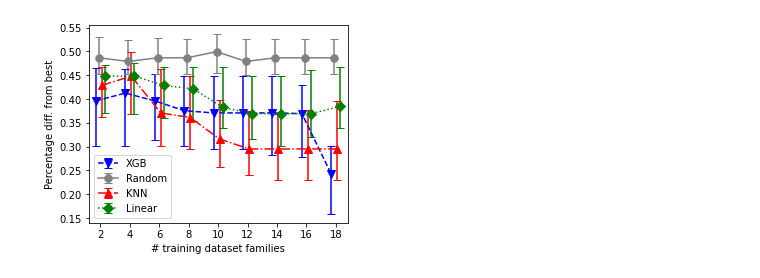
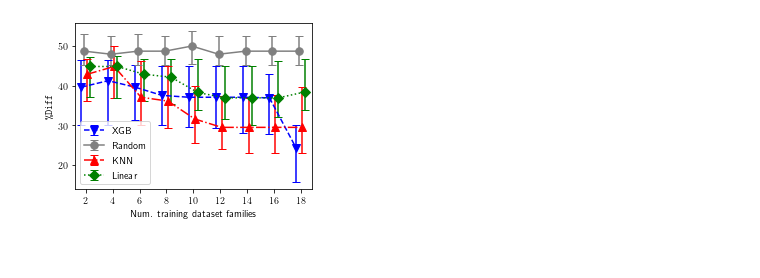
Before and after one commit to naszilla/reczilla, a Jupyter notebook: RecSys2019_DeepLearning_Evaluation/ReczillaClassifier/plots/perf_vs_datasets_plot_FINAL.ipynb, the cells around one changed output. Drawn from its saved outputs; the diff is of its cells as text; code cells hidden in the pictures.

```diff
--- a/RecSys2019_DeepLearning_Evaluation/ReczillaClassifier/plots/perf_vs_datasets_plot_FINAL.ipynb
+++ b/RecSys2019_DeepLearning_Evaluation/ReczillaClassifier/plots/perf_vs_datasets_plot_FINAL.ipynb
@@ -4,6 +4,10 @@ from typing import DefaultDict
 import numpy as np
 import pandas as pd
 import matplotlib.pyplot as plt
+plt.rcParams['text.usetex'] = True
+import matplotlib
+matplotlib.rcParams['pdf.fonttype'] = 42
+
 
 
 # results_file = open('/Users/duncan/Downloads/meta_perf_vs_num_train.pkl', 'rb')
@@ -57,15 +44,16 @@ metric = "perc_diff_from_best_global"
 
 models = ['xgboost', 'random', 'knn', 'linear']
 # %%
+metrics = ["mae", "perc_diff_from_best_global"]
 
-
-results_per_model = {model: DefaultDict(list) for model in models}
-for dataset in all_results:
-    for trial in all_results[dataset]:
-        num_train = all_results[dataset][trial]['num_train']
-        for model in all_results[dataset][trial]:
-            # note: it's not so safe to do this, where we throw away the the num_* and hard-code it later.
-            if model in ['num_train', 'num_algs', 'num_feats']: continue
-            for n_train, perf in zip(num_train, all_results[dataset][trial][model]):
-                results_per_model[model][n_train].append(perf[metric])
+results_per_model = {metric: {model: DefaultDict(list) for model in models} for metric in metrics}
+for metric in metrics:
+    for dataset in all_results:
+        for trial in all_results[dataset]:
+            num_train = all_results[dataset][trial]['num_train']
+            for model in all_results[dataset][trial]:
+                # note: it's not so safe to do this, where we throw away the the num_* and hard-code it later.
+                if model in ['num_train', 'num_algs', 'num_feats']: continue
+                for n_train, perf in zip(num_train, all_results[dataset][trial][model]):
+                    results_per_model[metric][model][n_train].append(perf[metric])
 # %%
@@ -117,37 +112,41 @@ method_dict = {
             "marker": "o",
             "color": "gray",
             "linestyle": "-",
         }
     }
 }
 
 
 dodge = np.arange(4,dtype=float)*3
 dodge -= dodge.mean()
 
 
+
+#### FIRST -- plot %Diff
+metric = "perc_diff_from_best_global"
+y_axis_label = "\\texttt{\\%Diff}"
 # plot with fill between 40-60% of trials
 
 # note: when plotting mae, random and linear are very bad
 
 x = [i for i in range(2, 20, 2)]
 
-fig, ax = plt.subplots(figsize=(4.5, 3.5))
+fig, ax = plt.subplots(figsize=(4, 3))
 
 for i,model in enumerate(models):
     # plt.plot(x, medians[model], label=method_dict[model]["name"], **method_dict[model]["kwargs"])
     # plt.fill_between(x, p1s[model], p3s[model], alpha=0.1, color=method_dict[model]["kwargs"]["color"])
-    yerr = np.array([(x - small, large - x) for x, small, large in zip(medians[model], p1s[model], p3s[model])]).T
+    yerr = np.array([(x - small, large - x) for x, small, large in zip(medians[metric][model], p1s[metric][model], p3s[metric][model])]).T
     # err_minus = [x - small for m, small in zip(medians[model], p1s[model])]
     # plt.errorbar(x, medians[model], yerr=yerr, capsize=4, **method_dict[model]["kwargs"])
-    draw_dodge(ax.errorbar, x, medians[model], yerr=yerr, ax=ax, dodge=dodge[i], capsize=4, markersize=7.5, label=method_dict[model]["name"], **method_dict[model]["kwargs"])
+    draw_dodge(ax.errorbar, x, medians[metric][model], yerr=yerr, ax=ax, dodge=dodge[i], capsize=4, markersize=7.5, label=method_dict[model]["name"], **method_dict[model]["kwargs"])
 
 ax.set_xticks(np.arange(2, 19, 2))
 plt.legend()
-plt.xlabel('# training dataset families')
-plt.ylabel('Percentage diff. from best')
+plt.xlabel('Num. training dataset families')
+plt.ylabel(y_axis_label)
 plt.tight_layout()
-plt.savefig('./plot_files/perf_vs_datasets_plot.pdf')
+plt.savefig('./plot_files/perf_vs_datasets_plot.pdf', bbox_inches="tight", pad_inches=0)
 plt.show()
 # %% [output]
-[figure, old version]
+[figure, new version]
```
Also changed, not shown: parts of 4 cells of this notebook, 3 other files.
